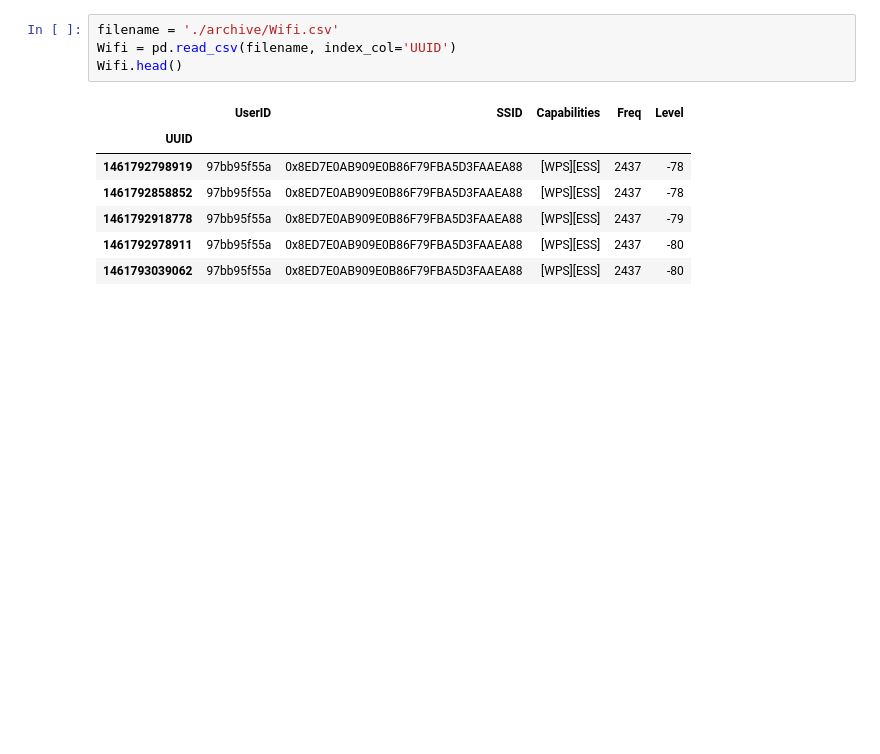
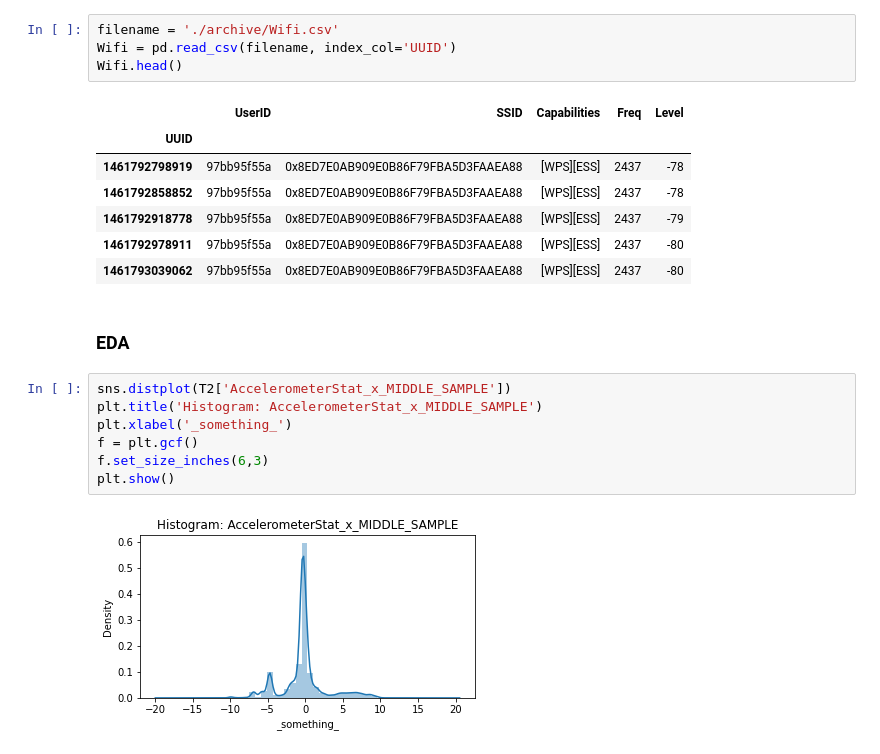
Before and after one commit to kentlingcampbell/project_SherLock, a Jupyter notebook: SherLock.ipynb, the cells around one changed output. Saved outputs shown, nothing was run; the diff lists cells and outputs as text; blank space fills up the shorter version.

```diff
--- a/SherLock.ipynb
+++ b/SherLock.ipynb
@@ -143,3 +160,14 @@ Wifi.head()
 | 1461792918778 | 97bb95f55a | 0x8ED7E0AB909E0B86F79FBA5D3FAAEA88 | [WPS][ESS] | 2437 | -79 |
 | 1461792978911 | 97bb95f55a | 0x8ED7E0AB909E0B86F79FBA5D3FAAEA88 | [WPS][ESS] | 2437 | -80 |
 | 1461793039062 | 97bb95f55a | 0x8ED7E0AB909E0B86F79FBA5D3FAAEA88 | [WPS][ESS] | 2437 | -80 |
+# %% [markdown]
+### EDA
+# %%
+sns.distplot(T2['AccelerometerStat_x_MIDDLE_SAMPLE'])
+plt.title('Histogram: AccelerometerStat_x_MIDDLE_SAMPLE')
+plt.xlabel('_something_')
+f = plt.gcf()
+f.set_size_inches(6,3)
+plt.show()
+# %% [output]
+[figure, added]
```
Also changed, not shown: parts of 23 cells of this notebook.
